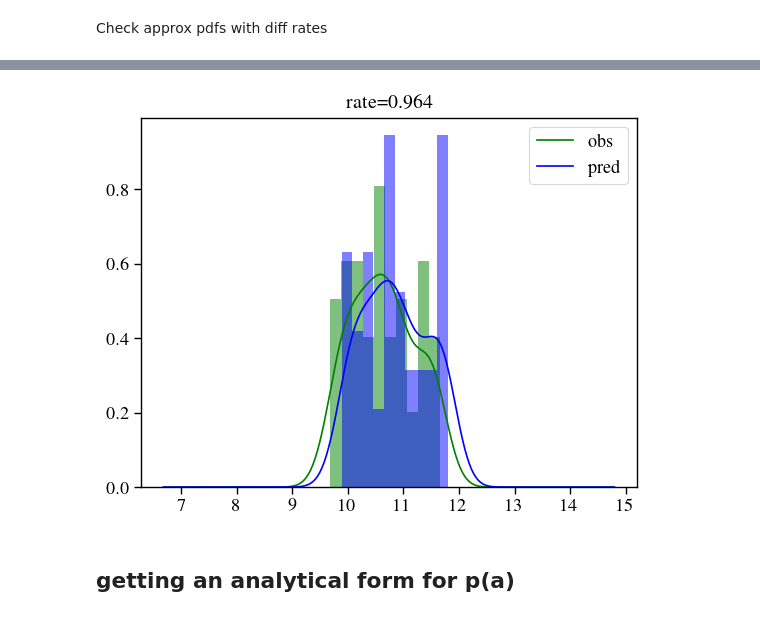
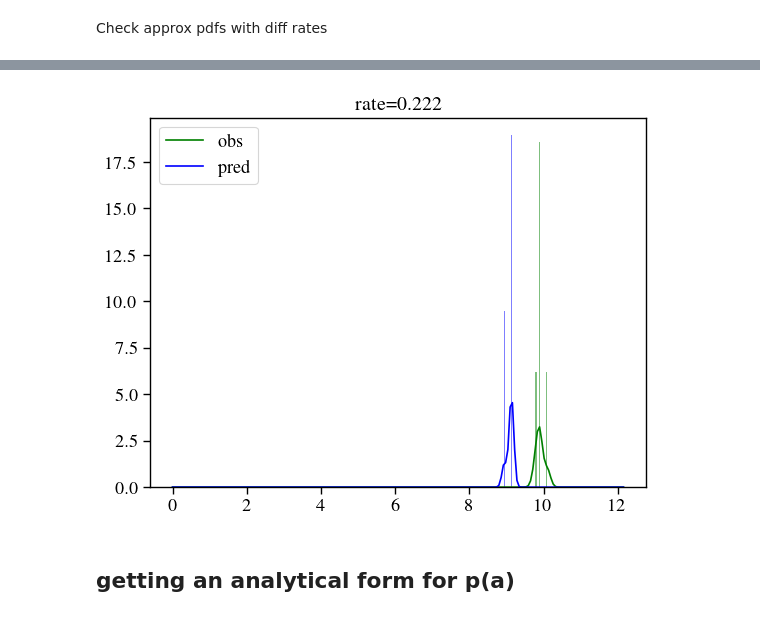
Before and after one commit to insepien/dftime, a Jupyter notebook: analytics.ipynb, the cells around one changed output, grey strips where cells are left out. Drawn from its saved outputs; the diff is of its cells as text; code cells hidden in the pictures.

```diff
--- a/analytics.ipynb
+++ b/analytics.ipynb
@@ -164,11 +166,13 @@ def div_KL(p,q):
     return div
 # %%
 r=0.5
-a0_r1,af_r1 = monte_carlo_unif_a0(amin=10, amax=12, R=r, N = 1000)
+amin=6
+amax=12
+a0_r1,af_r1 = monte_carlo_unif_a0(amin=amin, amax=amax, R=r, N = 1000)
 
 fig,ax = plt.subplots()
 ax.hist(af_r1,density=True,color='k',alpha=0.1)
-plot_pa_unif(amin=10, amax=12, mbh=1e8, t=1, R=r, ax=ax, clr='k')
+plot_pa_unif(amin=amin, amax=amax, mbh=1e8, t=1, R=r, ax=ax, clr='k')
 
 xplot = np.linspace(0,af_r1.max()+3,200,endpoint=True)
 for h in [0.5,1,2]:
@@ -176,8 +180,16 @@ for h in [0.5,1,2]:
     # dens=sklearn_kde(af_r1,xplot,'gaussian',h)
     ax.plot(xplot,dens,label=f"h={h}")
 
+# cut a smaller af range
+af_max_obs_cut = af_from_a0(np.array([12]),1e8,1,0.1)
+af_mask = (af_r1>8)&(af_r1<af_max_obs_cut)
+af = af_r1[af_mask]
+ax.hist(af,density=True,color='darkseagreen',label='af cut')
+aplot = np.linspace(6,12,100)
+dens = scp_kde(af,aplot,1)
+ax.plot(aplot,dens,c='g')
 
-ax.set_xlim(5,13)
+# ax.set_xlim(5,13)
 ax.set_xlabel("af")
 ax.set_ylabel("p(af)")
 ax.legend()
@@ -315,0 +368,16 @@ plt.legend();
+# %%
+import matplotlib.colors as mcolors
+import matplotlib.cm as cm
+norm = mcolors.Normalize(vmin=rates.min(), vmax=rates.max())
+cmap = cm.vanimo_r
+fig,ax = plt.subplots()
+rate_ind = 10
+af_pred,af_pred_cut,af_obs_cut = afs[rates[rate_ind]]
+p_preds = [pdfs[r][0] for r in rates]
+p_obs = [pdfs[r][1] for r in rates]
+[ax.plot(a,p,c=cmap(norm(r)),alpha=0.5) for p,r in zip(p_preds,rates)]
+ax.plot(a,p_obs[0],c='k',linestyle='--',label='obs')
+ax.set_xlabel("af")
+ax.set_ylabel("p(af)")
+ax.legend()
+fig.colorbar(cm.ScalarMappable(norm=norm, cmap=cmap),ax=ax,label='rates');
@@ -359,8 +436,8 @@ def KL_mock_with_bootstrap(trueRate, sampleSize, numboot, amin=2, amax=5, mbh=1e
 # %%
 tR = 1
-nboot=100
+nboot = 200
 amin, amax = (10,12)
-sampleSizes = [10,50,100]
+sampleSizes = [5,20,100]
 alldat = [] # indexed by sample size
 avals = {}
 for sampsize in sampleSizes:
@@ -413,22 +500,21 @@ fig.tight_layout();
 # %%
-af_obs_boot, af_pred_boot = avals[50]
+af_obs_boot, af_pred_boot = avals[5]
 boot_ind = 7
-rate_ind = 11
+rate_ind = 10
 af_obs = af_obs_boot[boot_ind]
 af_pred = af_pred_boot[boot_ind][rate_ind]
 # convert to pdf
-af_min = np.min([af_obs,af_pred])
-af_max = np.max([af_obs,af_pred])
-a = np.linspace(af_min-3,af_max+3,200,endpoint=True)
+af_max = np.max(af_pred)
+a = np.linspace(0,af_max+3,200,endpoint=True)
 p_obs = scp_kde(af_obs,a,h=kde_h)
 p_pred = scp_kde(af_pred,a,h=kde_h)
 
 [plt.hist(a,density=True,alpha=0.5,color=cl) for a,cl in zip([af_obs,af_pred],['g','b'])]
 [plt.plot(a,p,c=cl,label=l) for p,cl,l in zip([p_obs, p_pred],['g','b'],['obs','pred'])]
 plt.title(f'rate={rates[rate_ind]:.3f}')
 plt.legend();
 # %% [output]
-[figure, old version]
+[figure, new version]
 # %% [markdown]
 ## getting an analytical form for p(a)
 # %% [markdown]
```
Also changed, not shown: parts of 13 cells of this notebook.
